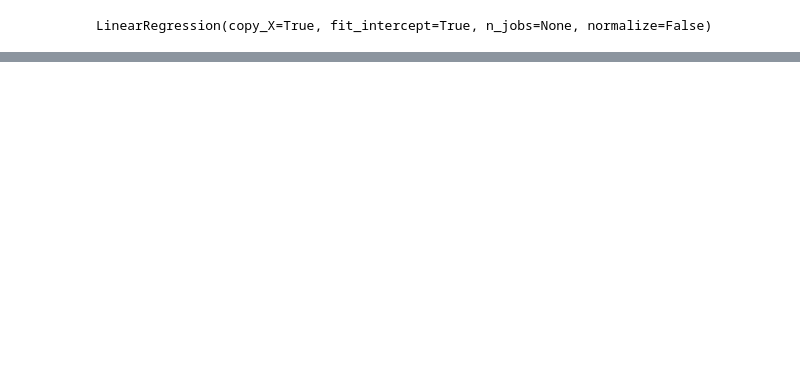
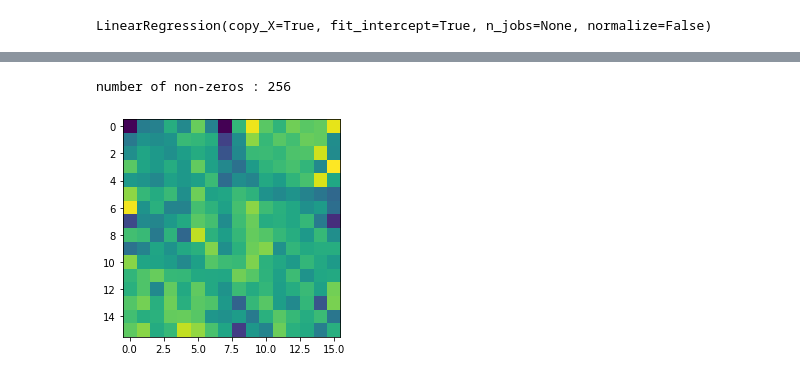
Before and after one commit to Colinelcx/ML, a Jupyter notebook: Projet Inpainting/inpainting.ipynb, the cells around one changed output, grey strips where cells are left out. Cells and saved outputs as stored; diff of their text form; code cells hidden in the pictures; blank space fills up the shorter version.

```diff
--- a/Projet Inpainting/inpainting.ipynb
+++ b/Projet Inpainting/inpainting.ipynb
@@ -58,0 +52,6 @@ print(lasso_model.coef_)
+# %%
+plt.imshow((ridge_model.coef_.reshape(16,16)), cmap=plt.cm.viridis )
+print("number of non-zeros :", np.count_nonzero(ridge_model.coef_) )
+# %% [output]
+number of non-zeros : 256
+[figure, added]
```
Also changed, not shown: parts of 34 cells of this notebook, 2 other files.
